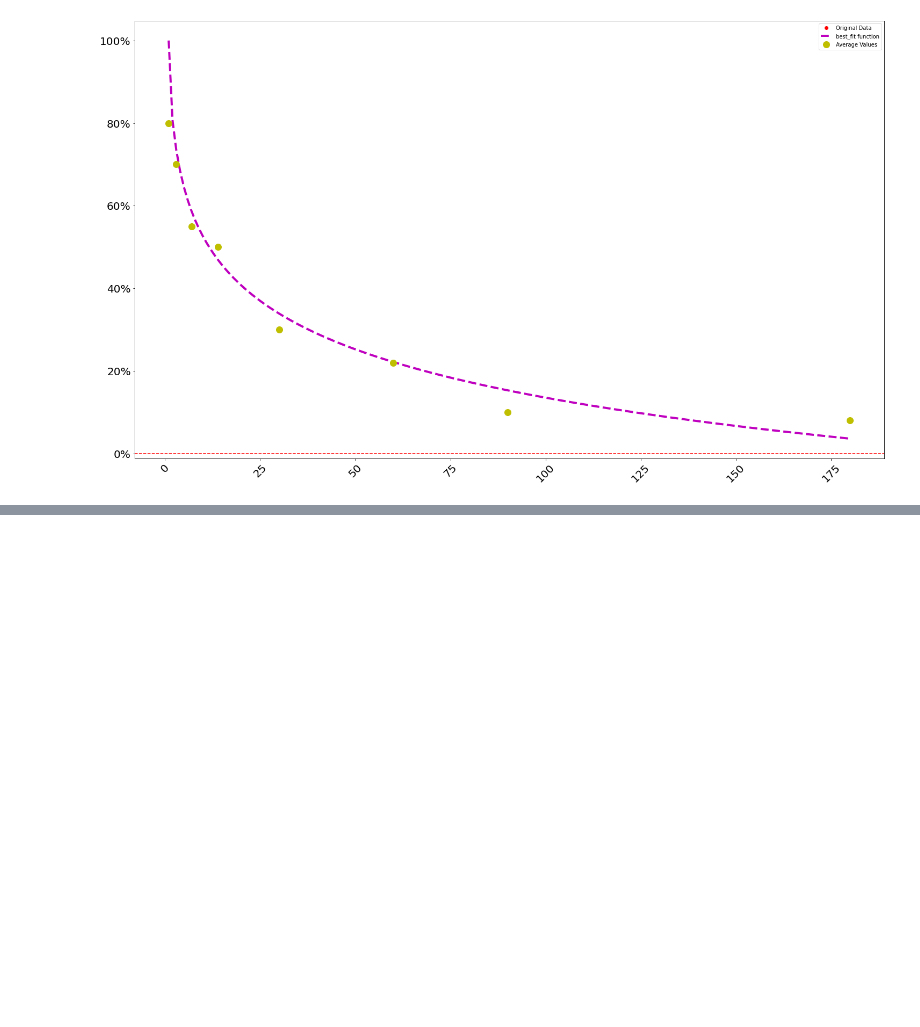
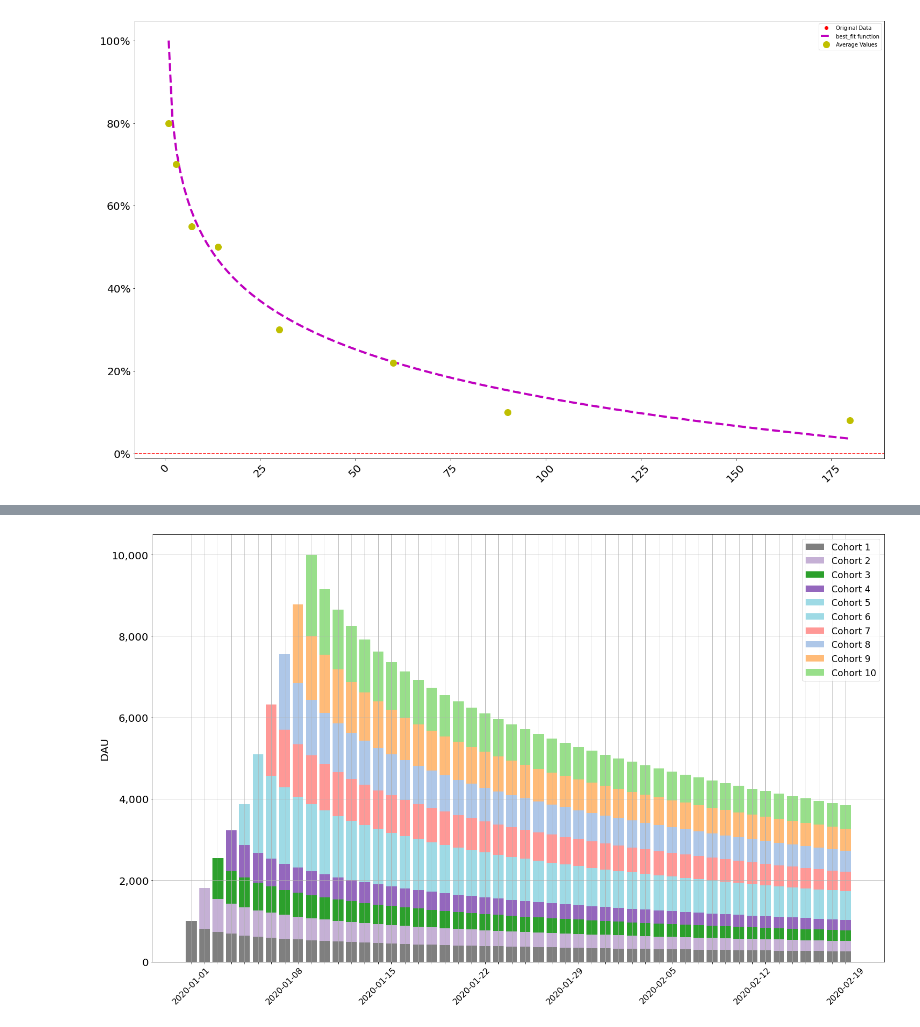
Before and after one commit to ds-wook/pyuba, a Jupyter notebook: examples.ipynb, the cells around one changed output, grey strips where cells are left out. Cells and saved outputs as stored; diff of their text form; code cells hidden in the pictures; blank space fills up the shorter version.

```diff
--- a/examples.ipynb
+++ b/examples.ipynb
@@ -38,0 +80,13 @@ cohort_date                ...
+# %%
+from datetime import date, timedelta
+
+uba.plot_forward_DAU_stacked(
+    forward_DAU=facebook_DAU,
+    forward_DAU_labels=["Cohort " + str(x) for x in list(facebook_DAU.index)],
+    forward_DAU_dates=[
+        date(2020, 1, 1) + timedelta(days=int(x) - 1)
+        for x in list(facebook_DAU.columns)
+    ],
+)
+# %% [output]
+[figure, added]
```
Also changed, not shown: parts of 6 cells of this notebook, 3 other files.
